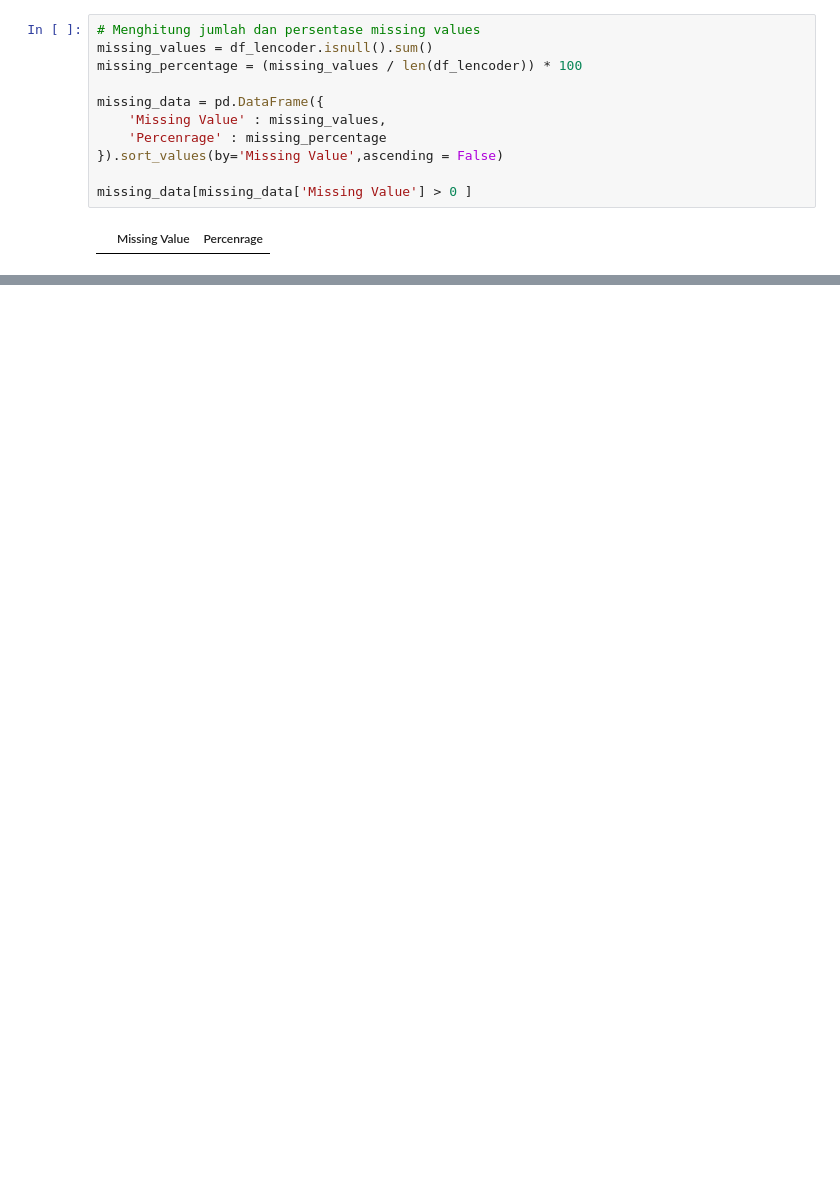
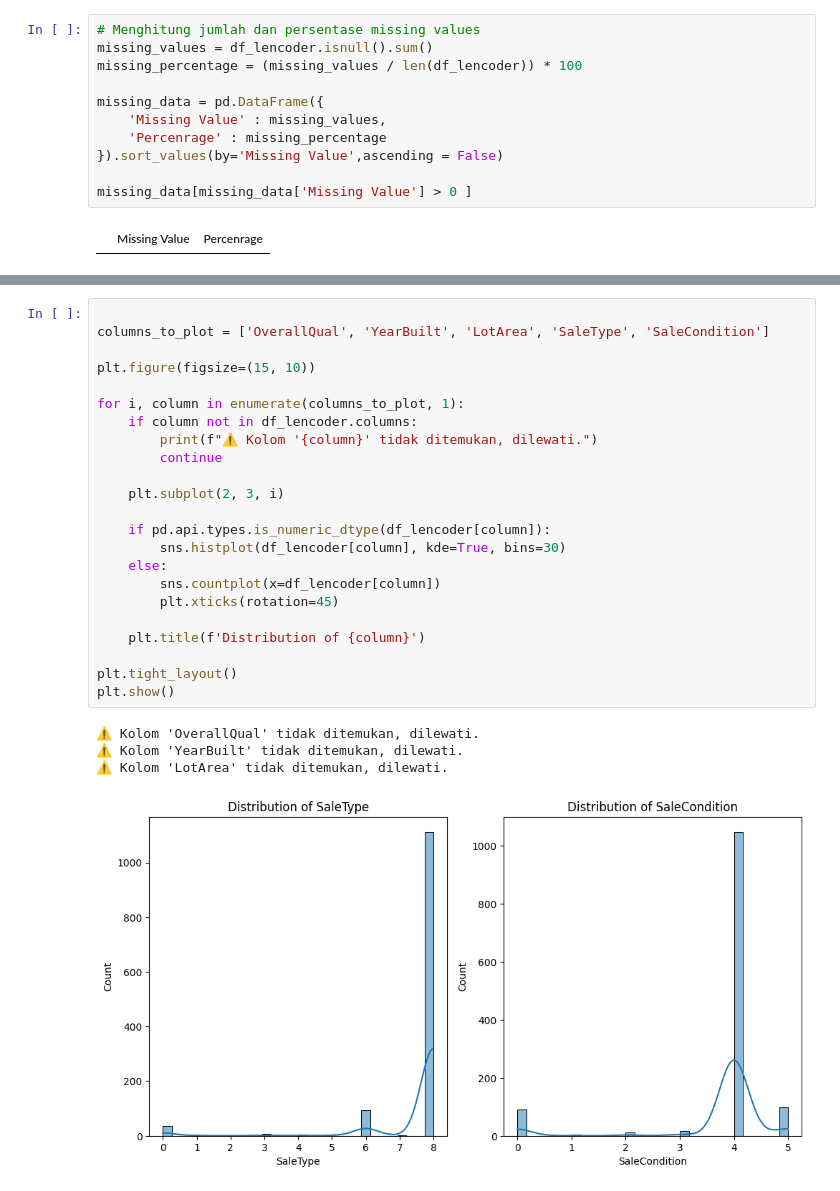
Before and after one commit to RifqiMakarim/MachineLearning_Asah_Dicoding, a Jupyter notebook: ML_Workflow.ipynb, the cells around one changed output, grey strips where cells are left out. Drawn from its saved outputs; the diff is of its cells as text; blank space fills up the shorter version.

```diff
--- a/ML_Workflow.ipynb
+++ b/ML_Workflow.ipynb
@@ -271,0 +324,28 @@ missing_data[missing_data['Missing Value'] > 0 ]
+# %%
+
+columns_to_plot = ['OverallQual', 'YearBuilt', 'LotArea', 'SaleType', 'SaleCondition']
+
+plt.figure(figsize=(15, 10))
+
+for i, column in enumerate(columns_to_plot, 1):
+    if column not in df_lencoder.columns:
+        print(f"⚠️ Kolom '{column}' tidak ditemukan, dilewati.")
+        continue
+
+    plt.subplot(2, 3, i)
+
+    if pd.api.types.is_numeric_dtype(df_lencoder[column]):
+        sns.histplot(df_lencoder[column], kde=True, bins=30)
+    else:
+        sns.countplot(x=df_lencoder[column])
+        plt.xticks(rotation=45)
+
+    plt.title(f'Distribution of {column}')
+
+plt.tight_layout()
+plt.show()
+# %% [output]
+⚠️ Kolom 'OverallQual' tidak ditemukan, dilewati.
+⚠️ Kolom 'YearBuilt' tidak ditemukan, dilewati.
+⚠️ Kolom 'LotArea' tidak ditemukan, dilewati.
+[figure, added]
```
Also changed, not shown: parts of 39 cells of this notebook.
